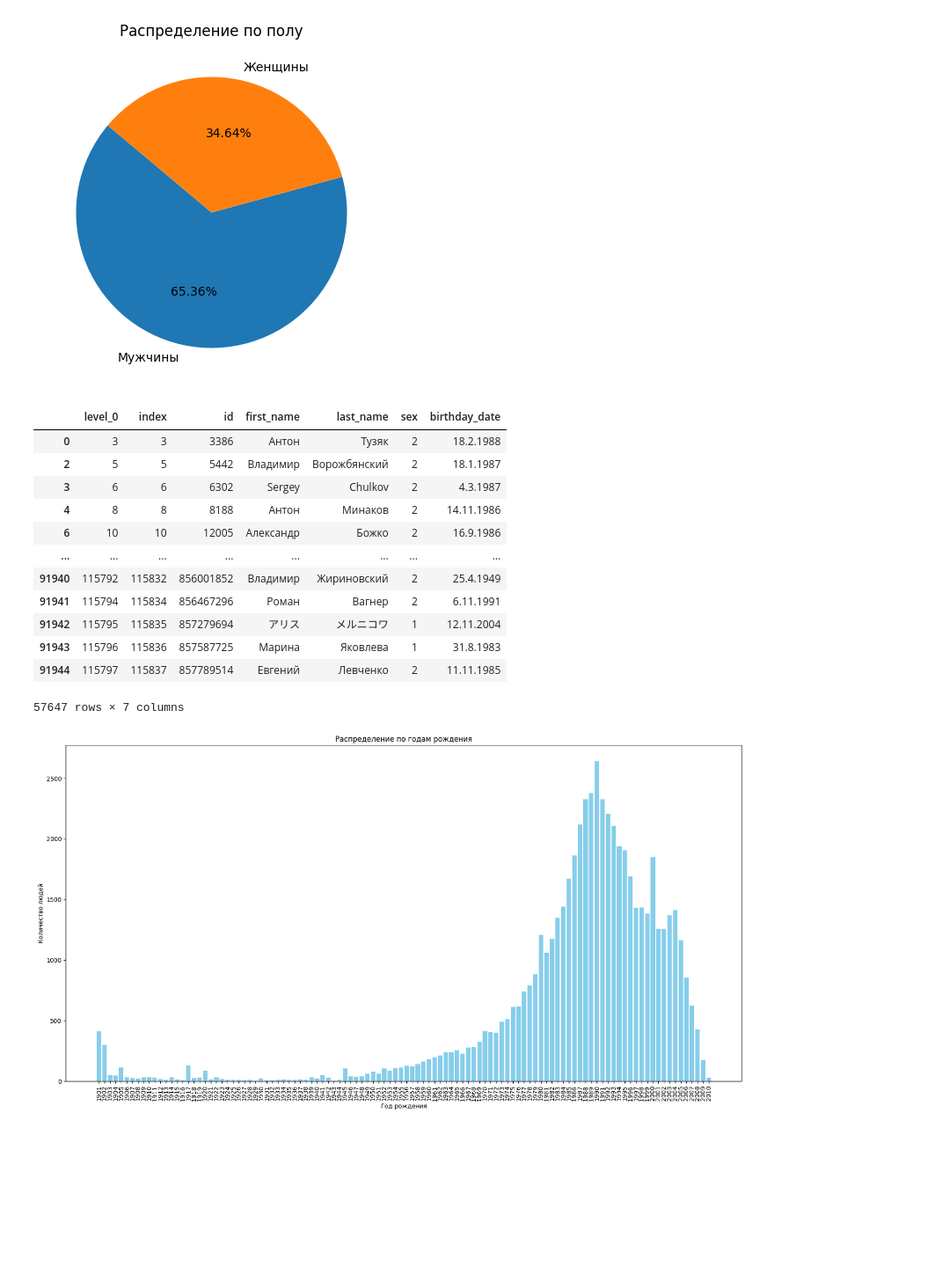
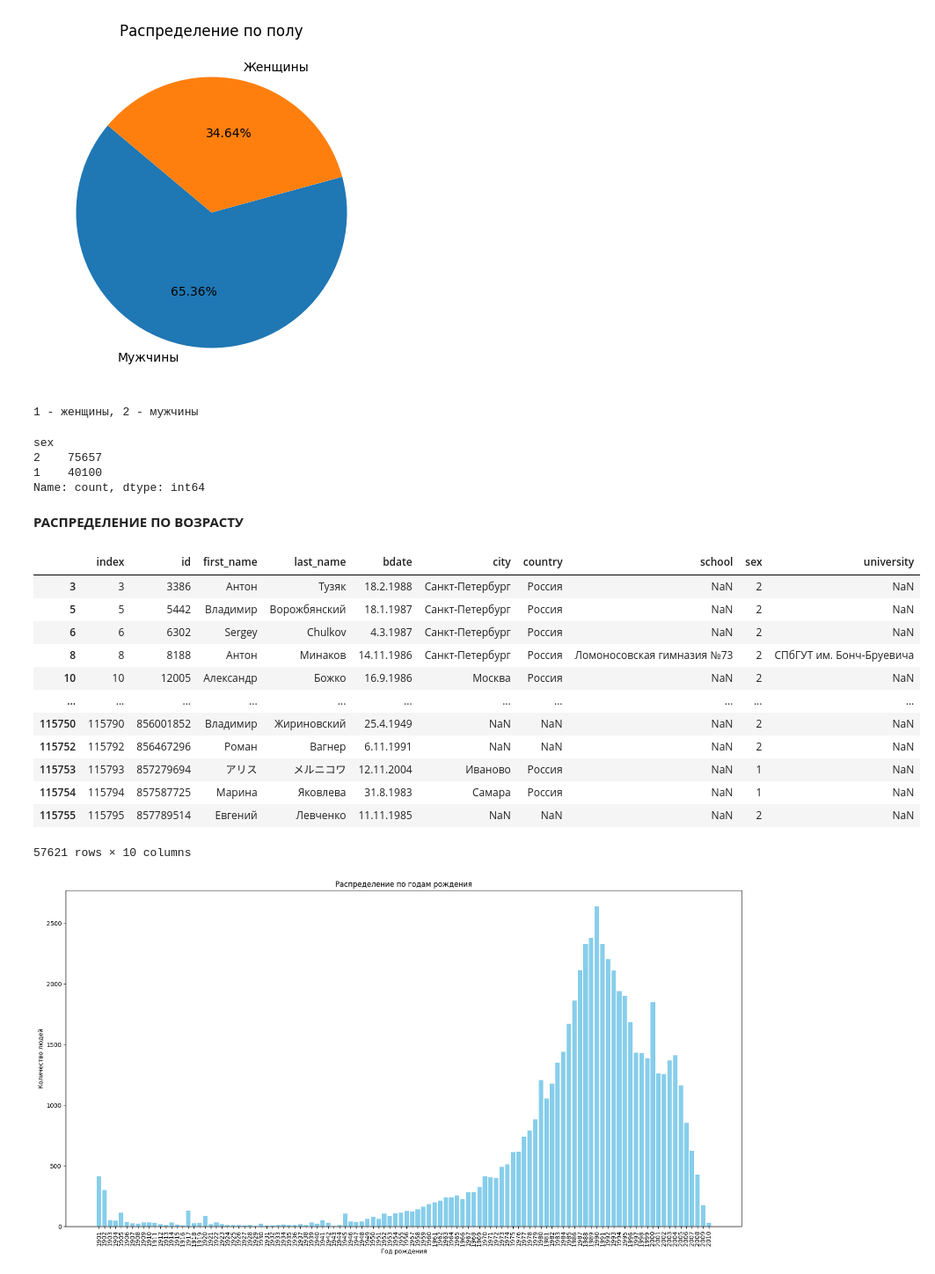
Before and after one commit to kroticw/vk-group-analysis, a Jupyter notebook: analysys.ipynb, the cells around one changed output. Shown: that part at 88% size. Drawn from its saved outputs; the diff is of its cells as text; code cells hidden in the pictures; blank space fills up the shorter version.

```diff
--- a/analysys.ipynb
+++ b/analysys.ipynb
@@ -30,24 +32,36 @@ plt.title('Распределение по полу')
 plt.show()
 # %% [output]
 [figure]
+# %%
+# Распределение по полу в числах
+print("1 - женщины, 2 - мужчины")
+sex_counts
+# %% [output]
+1 - женщины, 2 - мужчины
+sex
+2    75657
+1    40100
+Name: count, dtype: int64
+# %% [markdown]
+**РАСПРЕДЕЛЕНИЕ ПО ВОЗРАСТУ**
 # %%
-df1 = df.loc[df.birthday_date != '0'].reset_index()
-df1 = df1.loc[df1['birthday_date'].str.match(r'\d{1,2}\.\d{1,2}\.\d{4}') == True]
+df1 = df.dropna(subset=['bdate'])
+df1 = df1.loc[df1['bdate'].str.match(r'\d{1,2}\.\d{1,2}\.\d{4}') == True]
 df1
 # %% [output]
-|  | level_0 | index | id | first_name | last_name | sex | birthday_date |
-| 0 | 3 | 3 | 3386 | Антон | Тузяк | 2 | 18.2.1988 |
-| 2 | 5 | 5 | 5442 | Владимир | Ворожбянский | 2 | 18.1.1987 |
-| 3 | 6 | 6 | 6302 | Sergey | Chulkov | 2 | 4.3.1987 |
-| 4 | 8 | 8 | 8188 | Антон | Минаков | 2 | 14.11.1986 |
-| 6 | 10 | 10 | 12005 | Александр | Божко | 2 | 16.9.1986 |
-| ... | ... | ... | ... | ... | ... | ... | ... |
-| 91940 | 115792 | 115832 | 856001852 | Владимир | Жириновский | 2 | 25.4.1949 |
-| 91941 | 115794 | 115834 | 856467296 | Роман | Вагнер | 2 | 6.11.1991 |
-| 91942 | 115795 | 115835 | 857279694 | アリス | メルニコワ | 1 | 12.11.2004 |
-| 91943 | 115796 | 115836 | 857587725 | Марина | Яковлева | 1 | 31.8.1983 |
-| 91944 | 115797 | 115837 | 857789514 | Евгений | Левченко | 2 | 11.11.1985 |
+|  | index | id | first_name | last_name | bdate | city | country | school | sex | university |
+| 3 | 3 | 3386 | Антон | Тузяк | 18.2.1988 | Санкт-Петербург | Россия | NaN | 2 | NaN |
+| 5 | 5 | 5442 | Владимир | Ворожбянский | 18.1.1987 | Санкт-Петербург | Россия | NaN | 2 | NaN |
+| 6 | 6 | 6302 | Sergey | Chulkov | 4.3.1987 | Санкт-Петербург | Россия | NaN | 2 | NaN |
+| 8 | 8 | 8188 | Антон | Минаков | 14.11.1986 | Санкт-Петербург | Россия | Ломоносовская гимназия №73 | 2 | СПбГУТ им. Бонч-Бруевича |
+| 10 | 10 | 12005 | Александр | Божко | 16.9.1986 | Москва | Россия | NaN | 2 | NaN |
+| ... | ... | ... | ... | ... | ... | ... | ... | ... | ... | ... |
+| 115750 | 115790 | 856001852 | Владимир | Жириновский | 25.4.1949 | NaN | NaN | NaN | 2 | NaN |
+| 115752 | 115792 | 856467296 | Роман | Вагнер | 6.11.1991 | NaN | NaN | NaN | 2 | NaN |
+| 115753 | 115793 | 857279694 | アリス | メルニコワ | 12.11.2004 | Иваново | Россия | NaN | 1 | NaN |
+| 115754 | 115794 | 857587725 | Марина | Яковлева | 31.8.1983 | Самара | Россия | NaN | 1 | NaN |
+| 115755 | 115795 | 857789514 | Евгений | Левченко | 11.11.1985 | NaN | NaN | NaN | 2 | NaN |
-57647 rows × 7 columns
+57621 rows × 10 columns
 # %%
 # Подготовка данных для столбчатой диаграммы по годам рождения
 # Извлечение года из даты рождения
```
Also changed, not shown: parts of 11 cells of this notebook, 1 other file.
